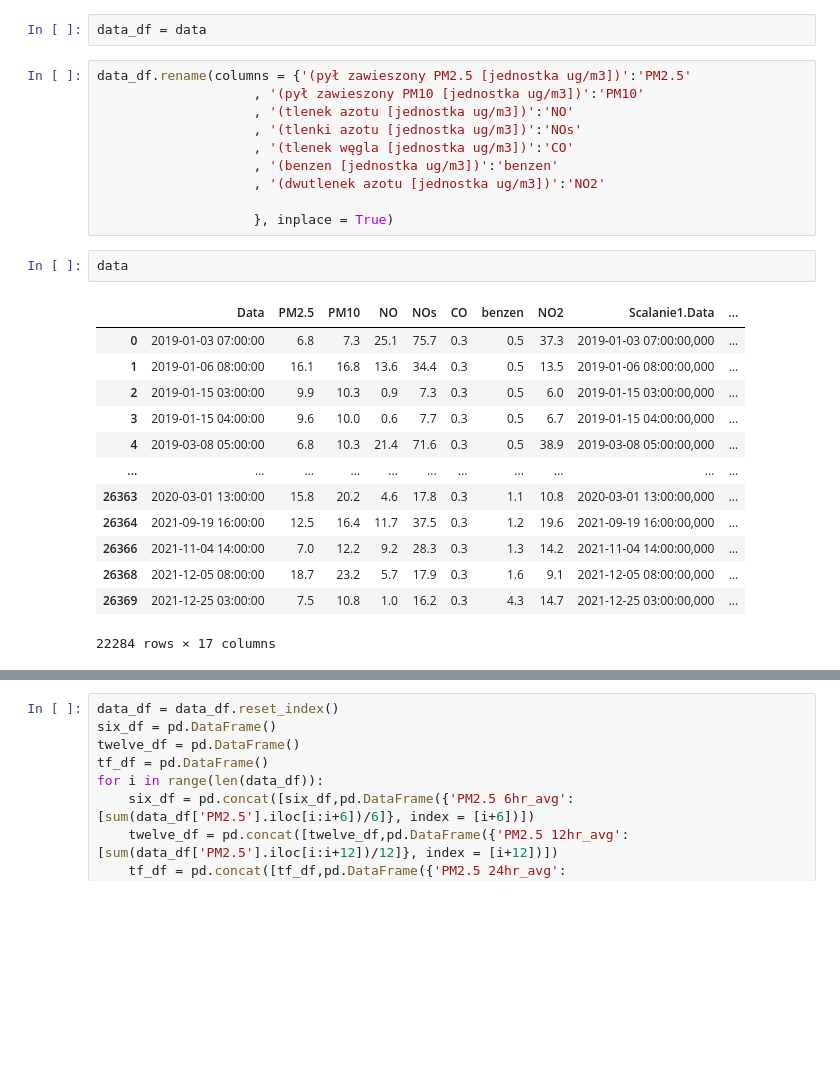
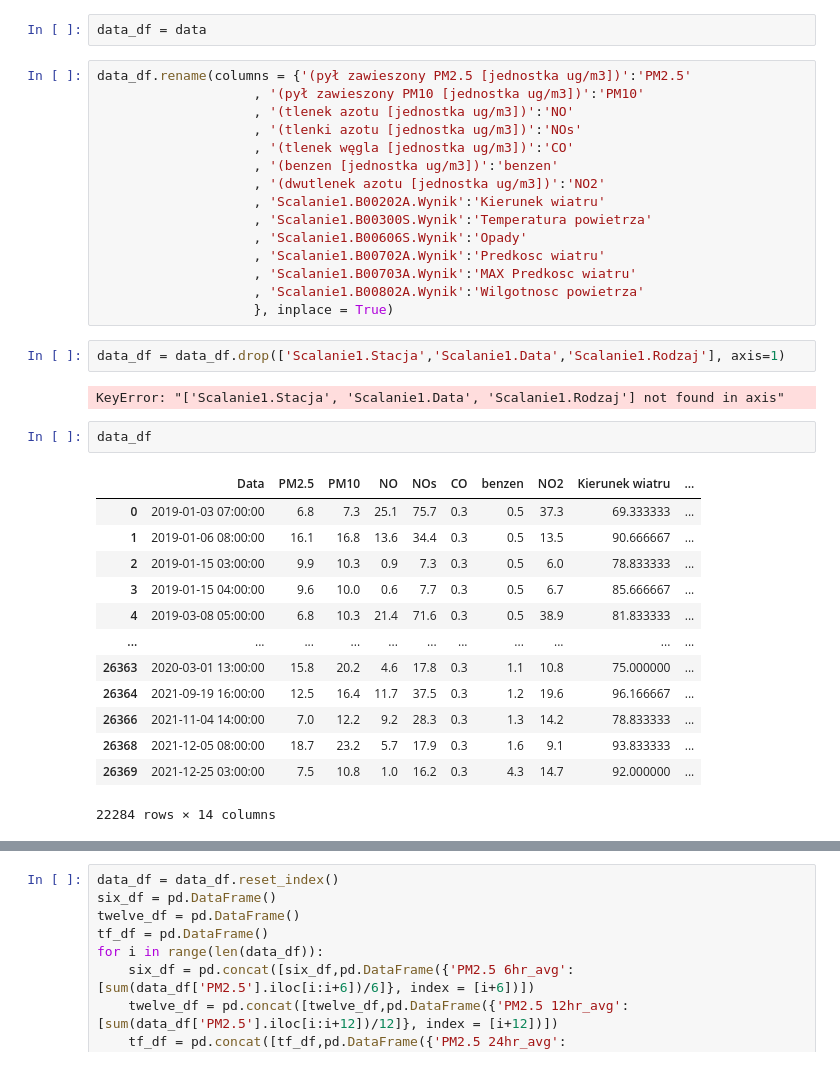
Before and after one commit to CezaryCwikla/Air-Pollution_Model, a Jupyter notebook: Model_na_danych_powietrza_i_pogody_z_3_lat.ipynb, the cells around one changed output, grey strips where cells are left out. Saved outputs shown, nothing was run; the diff lists cells and outputs as text; blank space fills up the shorter version.

```diff
--- a/Model_na_danych_powietrza_i_pogody_z_3_lat.ipynb
+++ b/Model_na_danych_powietrza_i_pogody_z_3_lat.ipynb
@@ -31,22 +31,31 @@ data_df.rename(columns = {'(pył zawieszony PM2.5 [jednostka ug/m3])':'PM2.5'
                     , '(tlenek węgla [jednostka ug/m3])':'CO'
                     , '(benzen [jednostka ug/m3])':'benzen'
                     , '(dwutlenek azotu [jednostka ug/m3])':'NO2'
-
+                    , 'Scalanie1.B00202A.Wynik':'Kierunek wiatru'
+                    , 'Scalanie1.B00300S.Wynik':'Temperatura powietrza'
+                    , 'Scalanie1.B00606S.Wynik':'Opady'
+                    , 'Scalanie1.B00702A.Wynik':'Predkosc wiatru'
+                    , 'Scalanie1.B00703A.Wynik':'MAX Predkosc wiatru'
+                    , 'Scalanie1.B00802A.Wynik':'Wilgotnosc powietrza'
                     }, inplace = True)
+# %%
+data_df = data_df.drop(['Scalanie1.Stacja','Scalanie1.Data','Scalanie1.Rodzaj'], axis=1)
+# %% [output]
+KeyError: "['Scalanie1.Stacja', 'Scalanie1.Data', 'Scalanie1.Rodzaj'] not found in axis"
 # %%
-data
+data_df
 # %% [output]
-|  | Data | PM2.5 | PM10 | NO | NOs | CO | benzen | NO2 | Scalanie1.Data | ... |
-| 0 | 2019-01-03 07:00:00 | 6.8 | 7.3 | 25.1 | 75.7 | 0.3 | 0.5 | 37.3 | 2019-01-03 07:00:00,000 | ... |
-| 1 | 2019-01-06 08:00:00 | 16.1 | 16.8 | 13.6 | 34.4 | 0.3 | 0.5 | 13.5 | 2019-01-06 08:00:00,000 | ... |
-| 2 | 2019-01-15 03:00:00 | 9.9 | 10.3 | 0.9 | 7.3 | 0.3 | 0.5 | 6.0 | 2019-01-15 03:00:00,000 | ... |
-| 3 | 2019-01-15 04:00:00 | 9.6 | 10.0 | 0.6 | 7.7 | 0.3 | 0.5 | 6.7 | 2019-01-15 04:00:00,000 | ... |
-| 4 | 2019-03-08 05:00:00 | 6.8 | 10.3 | 21.4 | 71.6 | 0.3 | 0.5 | 38.9 | 2019-03-08 05:00:00,000 | ... |
+|  | Data | PM2.5 | PM10 | NO | NOs | CO | benzen | NO2 | Kierunek wiatru | ... |
+| 0 | 2019-01-03 07:00:00 | 6.8 | 7.3 | 25.1 | 75.7 | 0.3 | 0.5 | 37.3 | 69.333333 | ... |
+| 1 | 2019-01-06 08:00:00 | 16.1 | 16.8 | 13.6 | 34.4 | 0.3 | 0.5 | 13.5 | 90.666667 | ... |
+| 2 | 2019-01-15 03:00:00 | 9.9 | 10.3 | 0.9 | 7.3 | 0.3 | 0.5 | 6.0 | 78.833333 | ... |
+| 3 | 2019-01-15 04:00:00 | 9.6 | 10.0 | 0.6 | 7.7 | 0.3 | 0.5 | 6.7 | 85.666667 | ... |
+| 4 | 2019-03-08 05:00:00 | 6.8 | 10.3 | 21.4 | 71.6 | 0.3 | 0.5 | 38.9 | 81.833333 | ... |
 | ... | ... | ... | ... | ... | ... | ... | ... | ... | ... | ... |
-| 26363 | 2020-03-01 13:00:00 | 15.8 | 20.2 | 4.6 | 17.8 | 0.3 | 1.1 | 10.8 | 2020-03-01 13:00:00,000 | ... |
-| 26364 | 2021-09-19 16:00:00 | 12.5 | 16.4 | 11.7 | 37.5 | 0.3 | 1.2 | 19.6 | 2021-09-19 16:00:00,000 | ... |
-| 26366 | 2021-11-04 14:00:00 | 7.0 | 12.2 | 9.2 | 28.3 | 0.3 | 1.3 | 14.2 | 2021-11-04 14:00:00,000 | ... |
-| 26368 | 2021-12-05 08:00:00 | 18.7 | 23.2 | 5.7 | 17.9 | 0.3 | 1.6 | 9.1 | 2021-12-05 08:00:00,000 | ... |
-| 26369 | 2021-12-25 03:00:00 | 7.5 | 10.8 | 1.0 | 16.2 | 0.3 | 4.3 | 14.7 | 2021-12-25 03:00:00,000 | ... |
+| 26363 | 2020-03-01 13:00:00 | 15.8 | 20.2 | 4.6 | 17.8 | 0.3 | 1.1 | 10.8 | 75.000000 | ... |
+| 26364 | 2021-09-19 16:00:00 | 12.5 | 16.4 | 11.7 | 37.5 | 0.3 | 1.2 | 19.6 | 96.166667 | ... |
+| 26366 | 2021-11-04 14:00:00 | 7.0 | 12.2 | 9.2 | 28.3 | 0.3 | 1.3 | 14.2 | 78.833333 | ... |
+| 26368 | 2021-12-05 08:00:00 | 18.7 | 23.2 | 5.7 | 17.9 | 0.3 | 1.6 | 9.1 | 93.833333 | ... |
+| 26369 | 2021-12-25 03:00:00 | 7.5 | 10.8 | 1.0 | 16.2 | 0.3 | 4.3 | 14.7 | 92.000000 | ... |
-22284 rows × 17 columns
+22284 rows × 14 columns
 # %%
```
Also changed, not shown: parts of 3 cells of this notebook, 1 other file.
